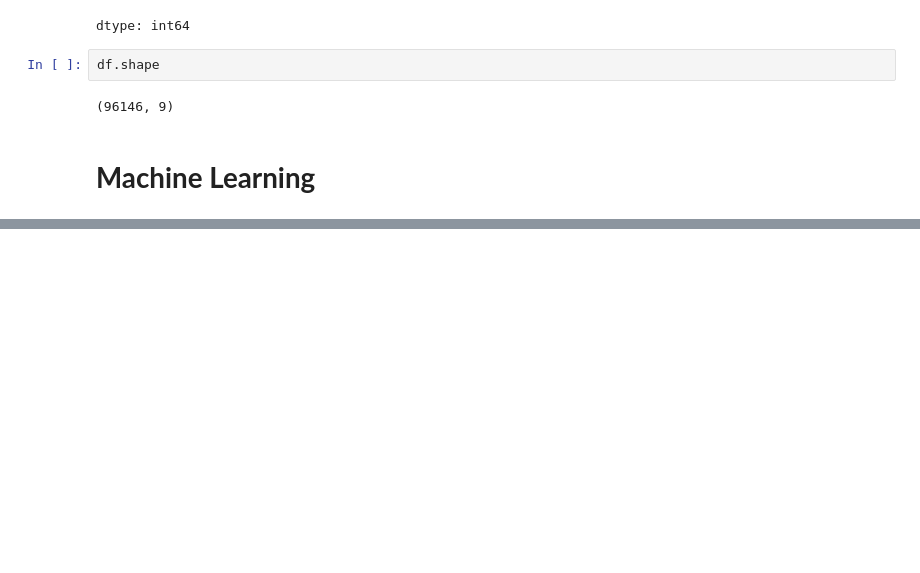
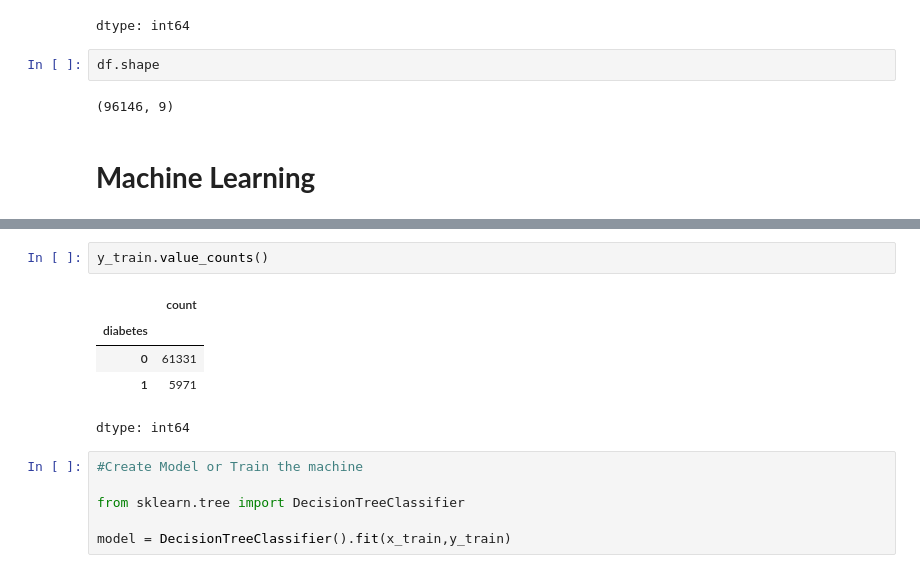
Before and after one commit to ArunK-ML/ML-Model---Diabetes_Prediction---DataSet, a Jupyter notebook: Diabetes_Prediction_Model.ipynb, the cells around one changed output, grey strips where cells are left out. Saved outputs shown, nothing was run; the diff lists cells and outputs as text; blank space fills up the shorter version.

```diff
--- a/Diabetes_Prediction_Model.ipynb
+++ b/Diabetes_Prediction_Model.ipynb
@@ -181,0 +189,14 @@ x_train.shape, x_test.shape, y_train.shape, y_test.shape
+# %%
+y_train.value_counts()
+# %% [output]
+|  | count |
+| diabetes |  |
+| 0 | 61331 |
+| 1 | 5971 |
+dtype: int64
+# %%
+#Create Model or Train the machine
+
+from sklearn.tree import DecisionTreeClassifier
+
+model = DecisionTreeClassifier().fit(x_train,y_train)
```
Also changed, not shown: parts of 6 cells of this notebook.
